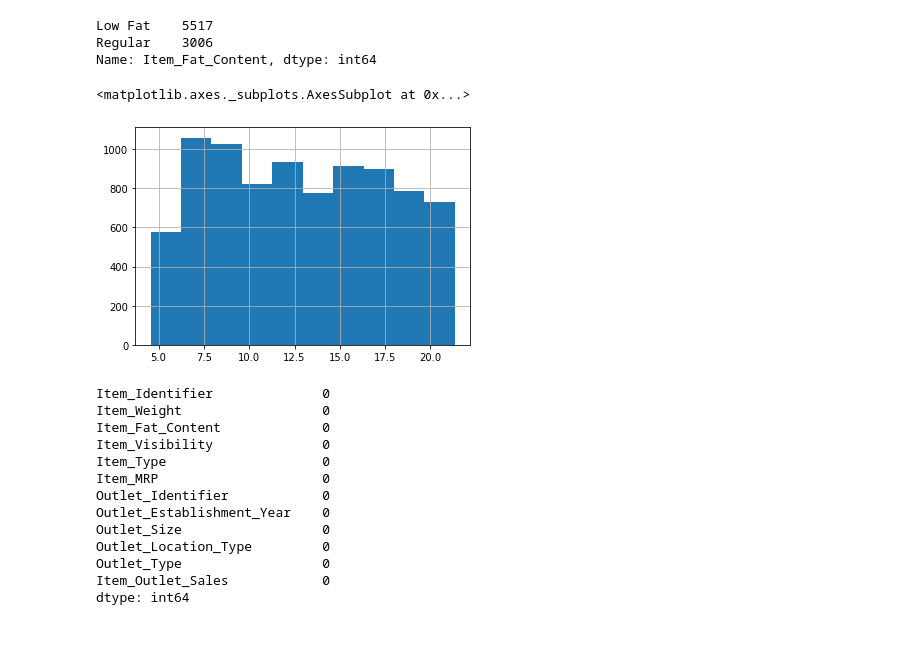
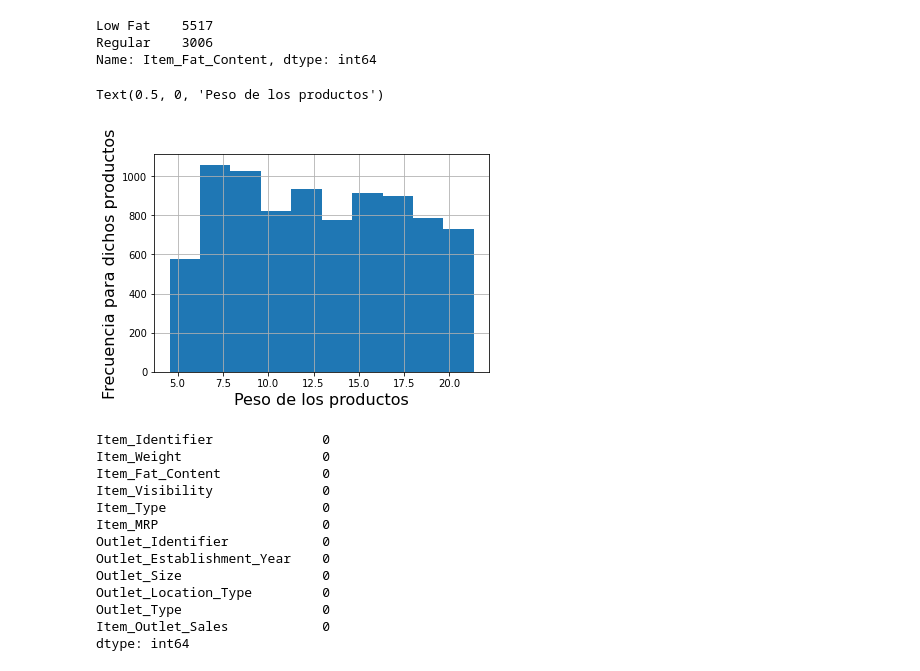
Before and after one commit to Betancur1991/Sales-Predictions, a Jupyter notebook: Sales_predictions.ipynb, the cells around one changed output. Saved outputs shown, nothing was run; the diff lists cells and outputs as text; code cells hidden in the pictures; blank space fills up the shorter version.

```diff
--- a/Sales_predictions.ipynb
+++ b/Sales_predictions.ipynb
@@ -136,11 +139,13 @@ df['Item_Fat_Content'].value_counts()
 Low Fat    5517
 Regular    3006
 Name: Item_Fat_Content, dtype: int64
-# %%
-df['Item_Weight'].hist()
-# %% [output]
-<matplotlib.axes._subplots.AxesSubplot at 0x...>
-[figure, removed]
+# %%
+df['Item_Weight'].hist()
+plt.ylabel('Frecuencia para dichos productos',fontsize = 16)
+plt.xlabel('Peso de los productos', fontsize = 16)
+# %% [output]
+Text(0.5, 0, 'Peso de los productos')
+[figure, added]
 # %%
 df.isna().sum()
 # %% [output]
```
Also changed, not shown: parts of 2 cells of this notebook.
